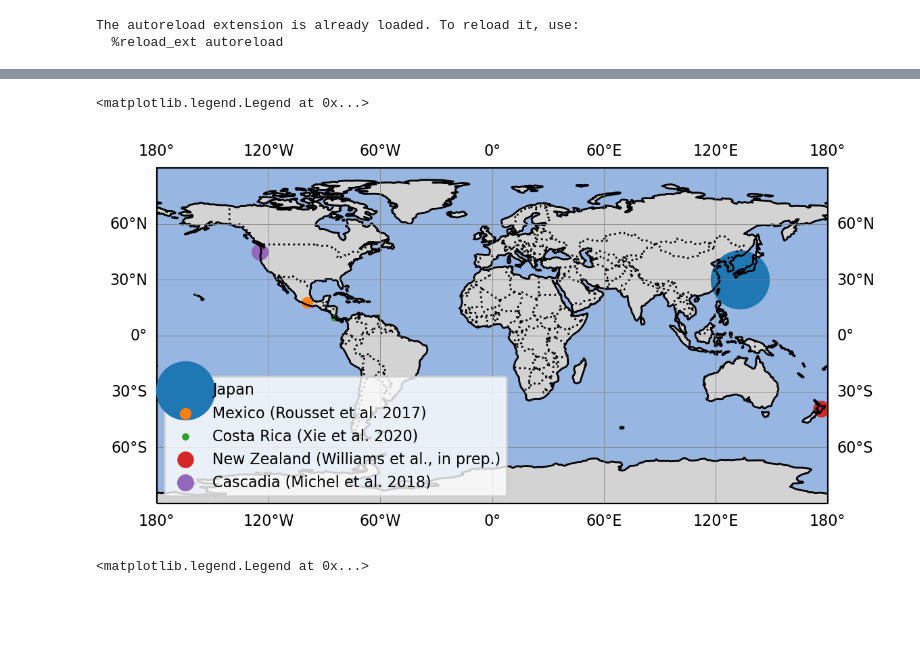
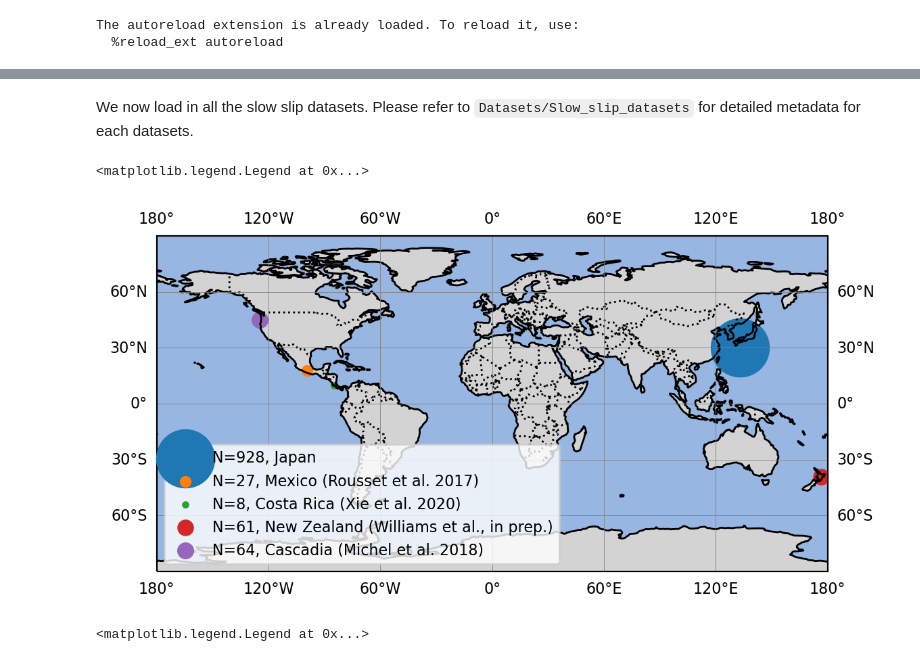
Before and after one commit to keliankaz/global_SSE, a Jupyter notebook: notebooks/global_source_properties.ipynb, the cells around one changed output, grey strips where cells are left out. Saved outputs shown, nothing was run; the diff lists cells and outputs as text; code cells hidden in the pictures; blank space fills up the shorter version.

```diff
--- a/notebooks/global_source_properties.ipynb
+++ b/notebooks/global_source_properties.ipynb
@@ -1,5 +1,4 @@
 # %%
-
 %load_ext autoreload
 %autoreload 2
 from src.catalogs import (
@@ -9,12 +8,29 @@ from src.catalogs import (
     WilliamsSlowSlipCatalog,
     MichelSlowSlipCatalog
 )
+
+from src.data import (
+    AllSlabs,
+    EarthquakeCatalog,
+    SlowSlipCatalog,
+    Scaling
+)
 import numpy as np
+import seaborn as sns
 import matplotlib.pyplot as plt
 import matplotlib as mpl
-import cartopy
+import cartopy.crs as ccrs
+import cartopy.feature as cfeature
+from scipy.stats import gaussian_kde
+from tqdm import tqdm
 
-mpl.rc('figure',dpi=200)
+import warnings
+
+import src
+from pathlib import Path
+base_dir = Path(src.__file__).parents[1]
+
+mpl.rc('figure',dpi=300)
 mpl.rc('font',size=8)
 # %% [output]
 The autoreload extension is already loaded. To reload it, use:
@@ -22,10 +46,13 @@ The autoreload extension is already loaded. To reload it, use:
+# %% [markdown]
+We now load in all the slow slip datasets. Please refer to `Datasets/Slow_slip_datasets` for detailed metadata for each datasets.
 # %%
+
 slowslip = [
     catalog() for catalog in [
         JapanSlowSlipCatalog,
         RoussetSlowSlipCatalog,
         XieSlowSlipCatalog,
         WilliamsSlowSlipCatalog,
-        MichelSlowSlipCatalog
     ]
 ]
+all_slowslip = sum(slowslip[1:], slowslip[0])
@@ -32,35 +76,34 @@ slowslip = [
 # %%
-
-_, ax = plt.subplots(subplot_kw={"projection": cartopy.crs.PlateCarree()})
-usemap_proj = cartopy.crs.PlateCarree()
+_, ax = plt.subplots(subplot_kw={"projection": ccrs.PlateCarree()})
+usemap_proj = ccrs.PlateCarree()
 # set appropriate extents: (lon_min, lon_max, lat_min, lat_max)
 extent = [-180,180,-90,90]
 
 ax.set_extent(
     extent,
-    crs=cartopy.crs.PlateCarree(),
+    crs=ccrs.PlateCarree(),
 )
 
-ax.add_feature(cartopy.feature.LAND, color="lightgray")
-ax.add_feature(cartopy.feature.OCEAN)
-ax.add_feature(cartopy.feature.COASTLINE)
-ax.add_feature(cartopy.feature.BORDERS, linestyle=":")
+ax.add_feature(cfeature.LAND, color="lightgray")
+ax.add_feature(cfeature.OCEAN)
+ax.add_feature(cfeature.COASTLINE)
+ax.add_feature(cfeature.BORDERS, linestyle=":")
 
 # plot grid lines
 ax.gridlines(draw_labels=True, crs=usemap_proj, color="gray", linewidth=0.3)
 
 for i_slowslip in slowslip:
     ax.scatter(
         np.mean(i_slowslip.longitude_range),
         np.mean(i_slowslip.latitude_range),
         s=len(i_slowslip),
-        label=i_slowslip.name,
+        label=f"N={len(i_slowslip)}, {i_slowslip.name}",
     )
 
 ax.legend(loc='lower left')
 # %% [output]
 <matplotlib.legend.Legend at 0x...>
-[figure, old version]
+[figure, new version]
 # %%
 fig, ax = plt.subplots(1, 1, figsize=(6,4))
 for i_slowslip in slowslip:
```
Also changed, not shown: parts of 18 cells of this notebook.
